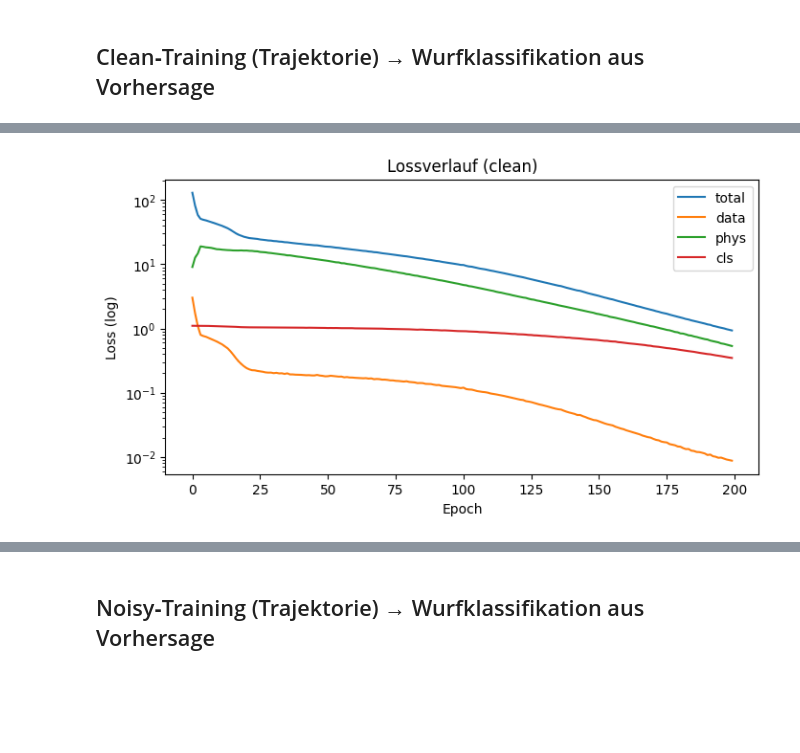
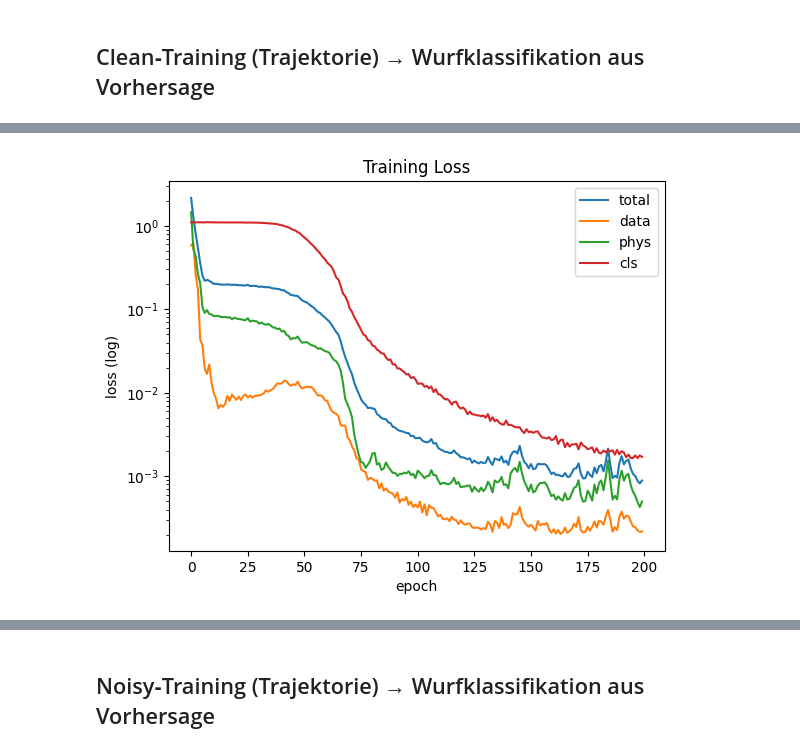
Before and after one commit to lucaa-smn/BA-Thesis, a Jupyter notebook: pinn_free_throw_embedding.ipynb, the cells around one changed output, grey strips where cells are left out. Cells and saved outputs as stored; diff of their text form; code cells hidden in the pictures; blank space fills up the shorter version.

```diff
--- a/pinn_free_throw_embedding.ipynb
+++ b/pinn_free_throw_embedding.ipynb
@@ -773,36 +391,77 @@ def evaluate_throw_level_nn(
 # %% [markdown]
 ## Clean‑Training (Trajektorie) → Wurfklassifikation aus Vorhersage
 # %%
-device = "cpu"
 dg = DataGen()
 df_clean = dg.generate_dataset(with_noise=False)
 
-wurf_ids = df_clean["wurf_id"].unique()
-np.random.shuffle(wurf_ids)
+# split
+df_train, df_test = split_by_wurf_id(df_clean, train_ratio=0.8, seed=42)
 
-split = int(0.8 * len(wurf_ids))
-train_ids = set(wurf_ids[:split])
-test_ids = set(wurf_ids[split:])
+# config (hier schraubst du am liebsten)
+cfg = {
+    "device": device,
+    "mode": "clean",
+    "n_obs": 30,
+    "batch_size": 64,
+    "epochs": 200,
+    "lr": 1e-3,
+    "lam_data": 1.0,
+    "lam_phys": 1.0,
+    "lam_cls": 0.1,
+    "n_col": 64,
+    "g": dg.params["g"],
+    "x_scale": dg.params["l"],
+    "y_scale": 3.5,
+}
+cfg["y0_norm"] = dg.wurf_hoehe / cfg["y_scale"]
 
-df_train = df_clean[df_clean["wurf_id"].isin(train_ids)].copy()
-df_test = df_clean[df_clean["wurf_id"].isin(test_ids)].copy()
-
-# scales
-x_scale = dg.params["l"]
-y_scale = 3.5  # kannst du auch dynamisch wählen; wichtig nur konsistent
-y0_norm = dg.wurf_hoehe / y_scale
-
-n_obs = 30
-train_ds = TrajDataset(
-    df_train, n_obs=n_obs, mode="clean", x_scale=x_scale, y_scale=y_scale
-)
-test_ds = TrajDataset(
-    df_test, n_obs=n_obs, mode="clean", x_scale=x_scale, y_scale=y_scale
+# loaders
+train_ds, test_ds, train_loader, test_loader = make_loaders(
+    df_train,
+    df_test,
+    n_obs=cfg["n_obs"],
+    mode=cfg["mode"],
+    x_scale=cfg["x_scale"],
+    y_scale=cfg["y_scale"],
+    batch_size=cfg["batch_size"],
 )
 
-train_loader = DataLoader(train_ds, batch_size=64, shuffle=True, drop_last=True)
-test_loader = DataLoader(test_ds, batch_size=64, shuffle=False)
+print("n_train_throws:", len(train_ds), "n_test_throws:", len(test_ds))
 
-model = PINNModel(n_obs=n_obs, z_dim=16, y0_norm=y0_norm, n_classes=3).to(device)
-opt = torch.optim.Adam(model.parameters(), lr=1e-3)
+# model + optimizer
+model = PINNModel(n_obs=cfg["n_obs"], z_dim=16, y0_norm=cfg["y0_norm"], n_classes=3).to(
+    cfg["device"]
+)
+opt = torch.optim.Adam(model.parameters(), lr=cfg["lr"])
+
+# train
+hist = []
+for ep in range(1, cfg["epochs"] + 1):
+    metrics = train_one_epoch(model, train_loader, opt, cfg)
+    hist.append(metrics)
+
+    if ep % 20 == 0 or ep == 1:
+        print(
+            f"Epoch {ep:4d} | "
+            f"loss={metrics['loss']:.4e} data={metrics['data']:.4e} phys={metrics['phys']:.4e} cls={metrics['cls']:.4e}"
+        )
+
+# plots
+plot_losses(hist)
+
+# trajectory plot (test sample idx=0, kannst du ändern)
+x_gt, y_gt, x_pr, y_pr, y_true, y_pred = predict_one_throw(
+    model, test_ds, idx=0, cfg=cfg
+)
+plot_trajectory(
+    x_gt,
+    y_gt,
+    x_pr,
+    y_pr,
+    title=f"Trajectory Pred vs GT (true={y_true}, pred={y_pred})",
+)
+
+# confusion matrix
+cm = eval_confusion_matrix(model, test_loader, cfg, n_classes=3)
+plot_confusion(cm, labels=(0, 1, 2), title="Confusion Matrix (clean)")
 # %% [output]
@@ -826 +480 @@ Accuracy= 0.9777777777777777  Precision= 0.9778483776454697  Recall= 0.977777777
-[figure, old version]
+[figure, new version]
```
Also changed, not shown: parts of 9 cells of this notebook.
